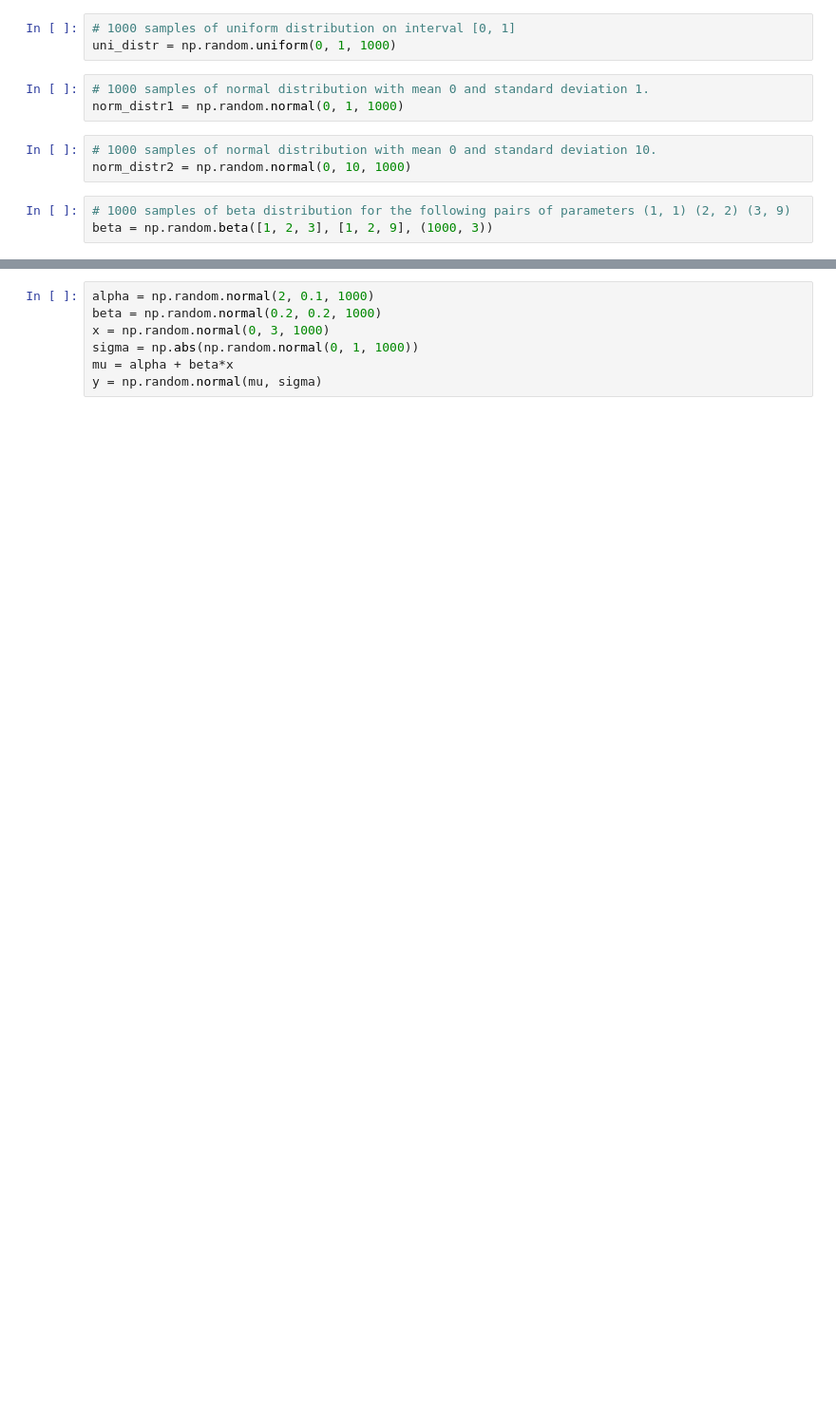
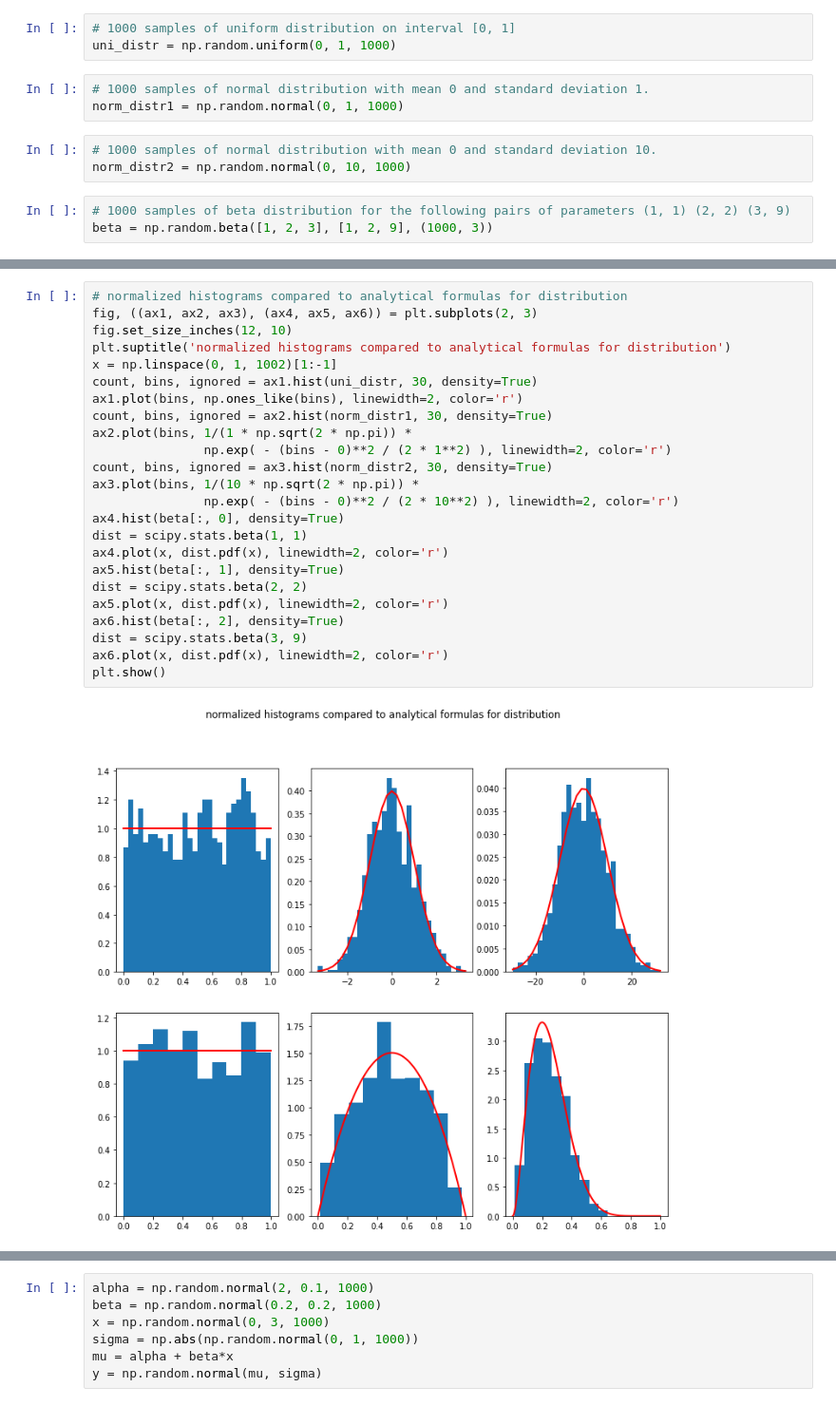
Before and after one commit to keliasz/Data-Analytics, a Jupyter notebook: lab1/main.ipynb, the cells around one changed output, grey strips where cells are left out. Shown: that part at 95% size. Drawn from its saved outputs; the diff is of its cells as text; blank space fills up the shorter version.

Commit message:
plot distributions

```diff
--- a/lab1/main.ipynb
+++ b/lab1/main.ipynb
@@ -40 +41,27 @@ plt.show()
+# %%
+# normalized histograms compared to analytical formulas for distribution
+fig, ((ax1, ax2, ax3), (ax4, ax5, ax6)) = plt.subplots(2, 3)
+fig.set_size_inches(12, 10)
+plt.suptitle('normalized histograms compared to analytical formulas for distribution')
+x = np.linspace(0, 1, 1002)[1:-1]
+count, bins, ignored = ax1.hist(uni_distr, 30, density=True)
+ax1.plot(bins, np.ones_like(bins), linewidth=2, color='r')
+count, bins, ignored = ax2.hist(norm_distr1, 30, density=True)
+ax2.plot(bins, 1/(1 * np.sqrt(2 * np.pi)) *
+               np.exp( - (bins - 0)**2 / (2 * 1**2) ), linewidth=2, color='r')
+count, bins, ignored = ax3.hist(norm_distr2, 30, density=True)
+ax3.plot(bins, 1/(10 * np.sqrt(2 * np.pi)) *
+               np.exp( - (bins - 0)**2 / (2 * 10**2) ), linewidth=2, color='r')
+ax4.hist(beta[:, 0], density=True)
+dist = scipy.stats.beta(1, 1)
+ax4.plot(x, dist.pdf(x), linewidth=2, color='r')
+ax5.hist(beta[:, 1], density=True)
+dist = scipy.stats.beta(2, 2)
+ax5.plot(x, dist.pdf(x), linewidth=2, color='r')
+ax6.hist(beta[:, 2], density=True)
+dist = scipy.stats.beta(3, 9)
+ax6.plot(x, dist.pdf(x), linewidth=2, color='r')
+plt.show()
+# %% [output]
+[figure, added]
 # %% [markdown]
```
Also changed, not shown: parts of 13 cells of this notebook.
